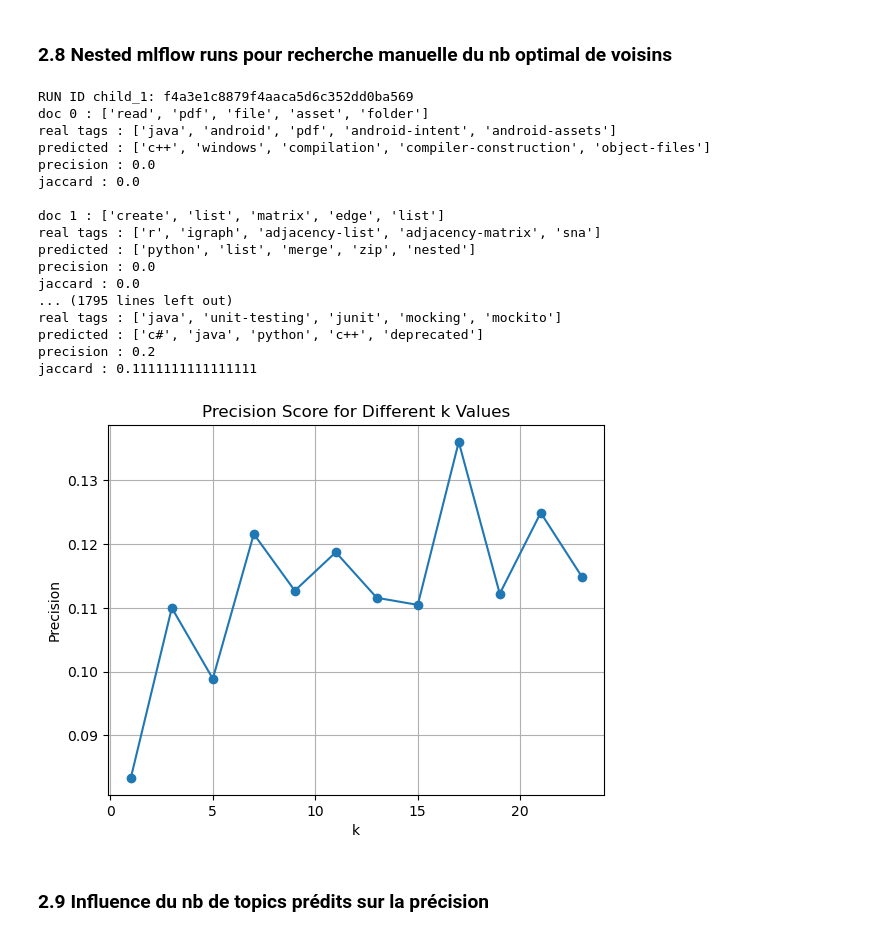
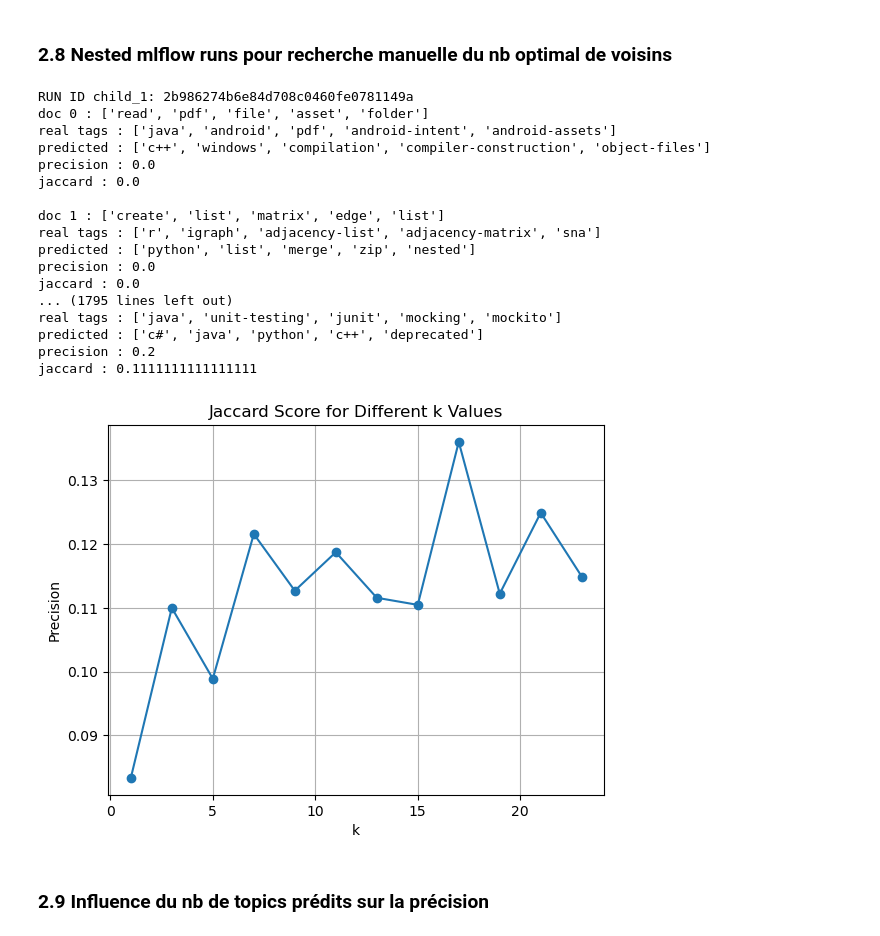
Before and after one commit to Kiwinokoto/ML_student, a Jupyter notebook: 1_4_notebooks/Oudelet_Kevin_4_1_notebook_approche_supervisée_classique_271123.ipynb, the cells around one changed output. Saved outputs shown, nothing was run; the diff lists cells and outputs as text; code cells hidden in the pictures.

```diff
--- a/1_4_notebooks/Oudelet_Kevin_4_1_notebook_approche_supervisée_classique_271123.ipynb
+++ b/1_4_notebooks/Oudelet_Kevin_4_1_notebook_approche_supervisée_classique_271123.ipynb
@@ -940,38 +940,39 @@ with mlflow.start_run(run_name="k_opti_small_values", experiment_id=experiment_i
     plt.plot(k_values, jaccard_moyen, marker='o')
     plt.xlabel('k')
     plt.ylabel('Precision')
-    plt.title('Precision Score for Different k Values')
+    plt.title('Jaccard Score for Different k Values')
     plt.grid(True)
 
     # Save the plot
     plt.savefig("./artifacts/jaccard_plot_1_25.png")
     # Log the saved figure using MLflow
     mlflow.log_artifact("./artifacts/jaccard_plot_1_25.png")
 
     # Show the plot (optional)
     plt.show()
 
 
-# k=13
+# k=13 sur la moitie des donnes, jaccard = 0.11
+# k=19 sur donnes completes, jaccard = 0.17
 # %% [output]
-RUN ID child_1: f4a3e1c8879f4aaca5d6c352dd0ba569
+RUN ID child_1: 2b986274b6e84d708c0460fe0781149a
 doc 0 : ['read', 'pdf', 'file', 'asset', 'folder']
 real tags : ['java', 'android', 'pdf', 'android-intent', 'android-assets']
 predicted : ['c++', 'windows', 'compilation', 'compiler-construction', 'object-files']
 precision : 0.0
 jaccard : 0.0
 
 doc 1 : ['create', 'list', 'matrix', 'edge', 'list']
 real tags : ['r', 'igraph', 'adjacency-list', 'adjacency-matrix', 'sna']
 predicted : ['python', 'list', 'merge', 'zip', 'nested']
 precision : 0.0
 jaccard : 0.0
 ... (1795 lines left out)
 real tags : ['java', 'unit-testing', 'junit', 'mocking', 'mockito']
 predicted : ['c#', 'java', 'python', 'c++', 'deprecated']
 precision : 0.2
 jaccard : 0.1111111111111111
-[figure, old version]
+[figure, new version]
 # %% [markdown]
 ### 2.9 Influence du nb de topics prédits sur la précision
 # %%
```
Also changed, not shown: parts of 33 cells of this notebook, 18 other files.
